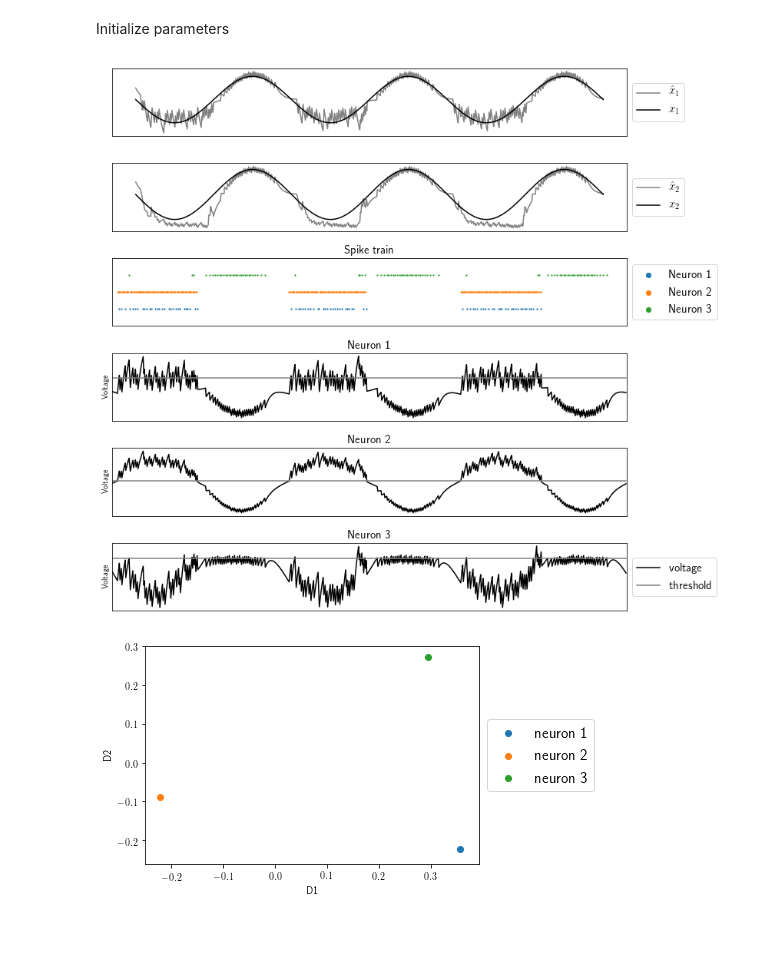
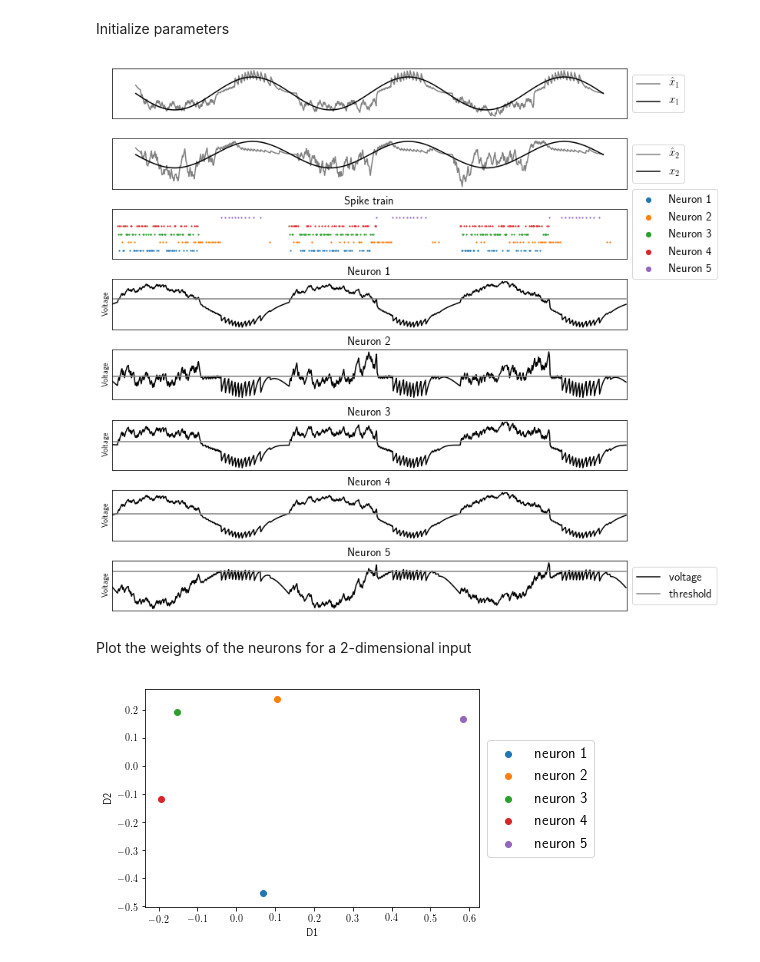
Before and after one commit to ABra1993/LisbonLab, a Jupyter notebook: CSM_multidimensional.ipynb, the cells around one changed output. Drawn from its saved outputs; the diff is of its cells as text; code cells hidden in the pictures; blank space fills up the shorter version.

Commit message:
updated d-dimensional CSM

```diff
--- a/CSM_multidimensional.ipynb
+++ b/CSM_multidimensional.ipynb
@@ -27,6 +27,7 @@ def zero_to_nan(values):
 Initialize parameters
 # %%
 def initialize_params_N(N, d, iterations, dt, D):
+    """ Initialize variables and parameters. """
 
     # timesteps
     t = np.arange(0, iterations) * dt
@@ -49,6 +50,7 @@ def initialize_params_N(N, d, iterations, dt, D):
     return (t, voltage, x_est, o, T)
 # %%
 def TVS_N():
+    "Create time varying signal following a sinusoidal function. "
 
     c = []
     x = []
@@ -68,6 +70,7 @@ def TVS_N():
     return(c, x)
 # %%
 def run_N(tau, beta):
+    """ Run simulation with time constant, tau, and constant for the cost, beta. """
 
     for t in range(1, iterations):
 
@@ -96,6 +99,7 @@ def run_N(tau, beta):
             o[spike_neuron, t] = 1/dt
 # %%
 def plot_N():
+    """ Plots the results, including input and input estimate per dimension as well as the spike trains and voltages of the individual neurons. """
 
     plot = d + N + 1
     pl.subplots(plot, 1, figsize=(12, 13))
@@ -151,21 +155,23 @@ def plot_N():
 
     pl.legend(loc='center left', bbox_to_anchor=(1, 0.5), fontsize=15)
 # %%
-N = 3                                                    # number of neurons
+N = 5                                                    # number of neurons
 d = 2                                                    # number of dimensions of signal input
 iterations = 800                                         # number of steps
 dt = 0.1                                                 # step size
 tau = 1                                                  # time constant
 beta = 0                                                 # cost
-D = np.random.uniform(-0.4, 0.4, size=(N, d))            # initialize decoding weights
+D = np.random.uniform(-0.6, 0.6, size=(N, d))            # initialize decoding weights
 
 
 t, voltage, x_est, o, T = initialize_params_N(N, d, iterations, dt, D)      # initialize parameters
 c, x = TVS_N()                                                              # create d-dimensional input signal
 run_N(tau, beta)                                                            # run spiking network
 plot_N()                                                                    # plot results
 # %% [output]
-[figure, old version]
+[figure, new version]
+# %% [markdown]
+Plot the weights of the neurons for a 2-dimensional input
 # %%
 def plot_weights():
     for i in range(1, N + 1):
@@ -178,4 +184,4 @@ def plot_weights():
 
 plot_weights()
 # %% [output]
-[figure, old version]
+[figure, new version]
```
